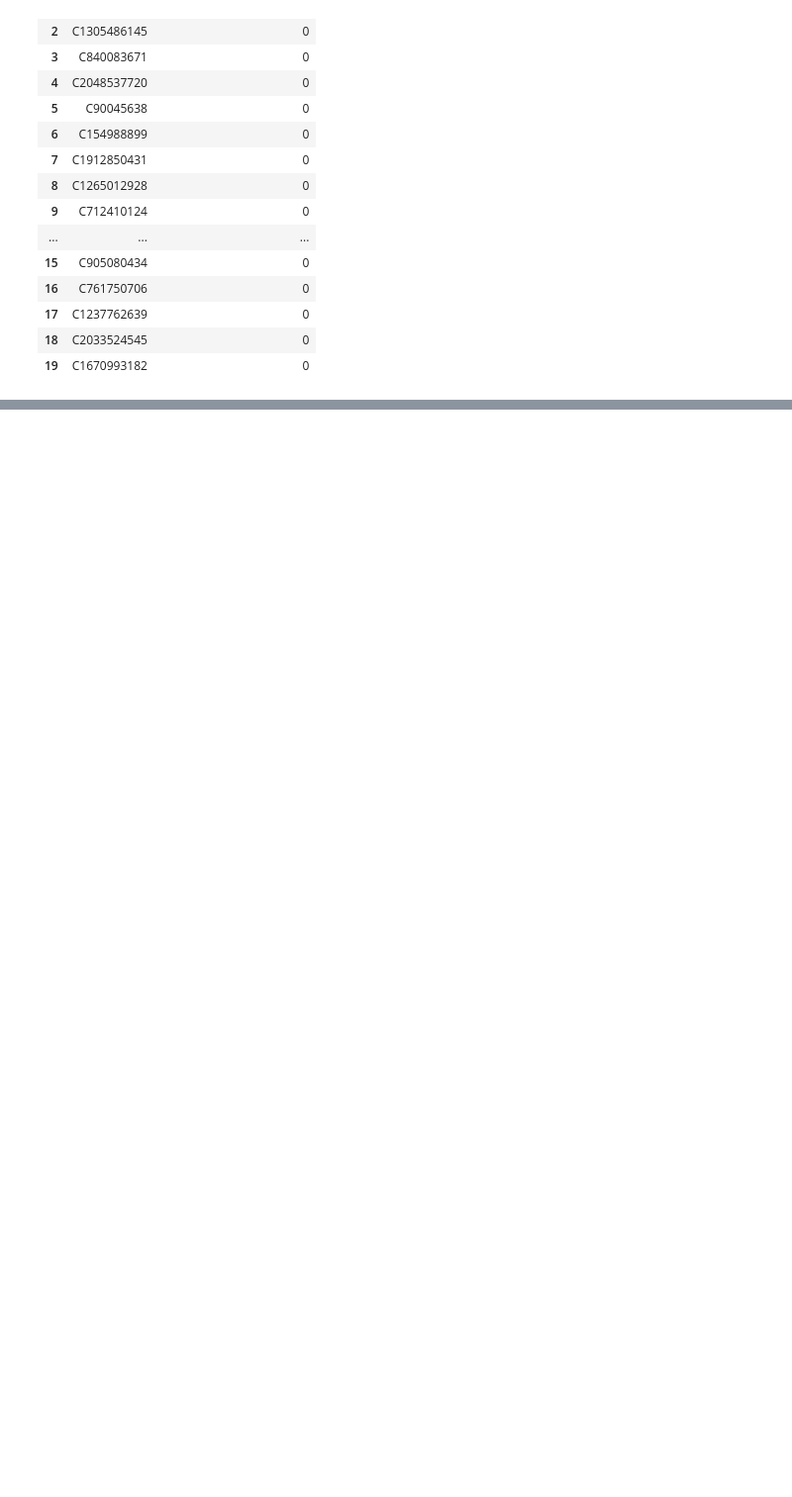
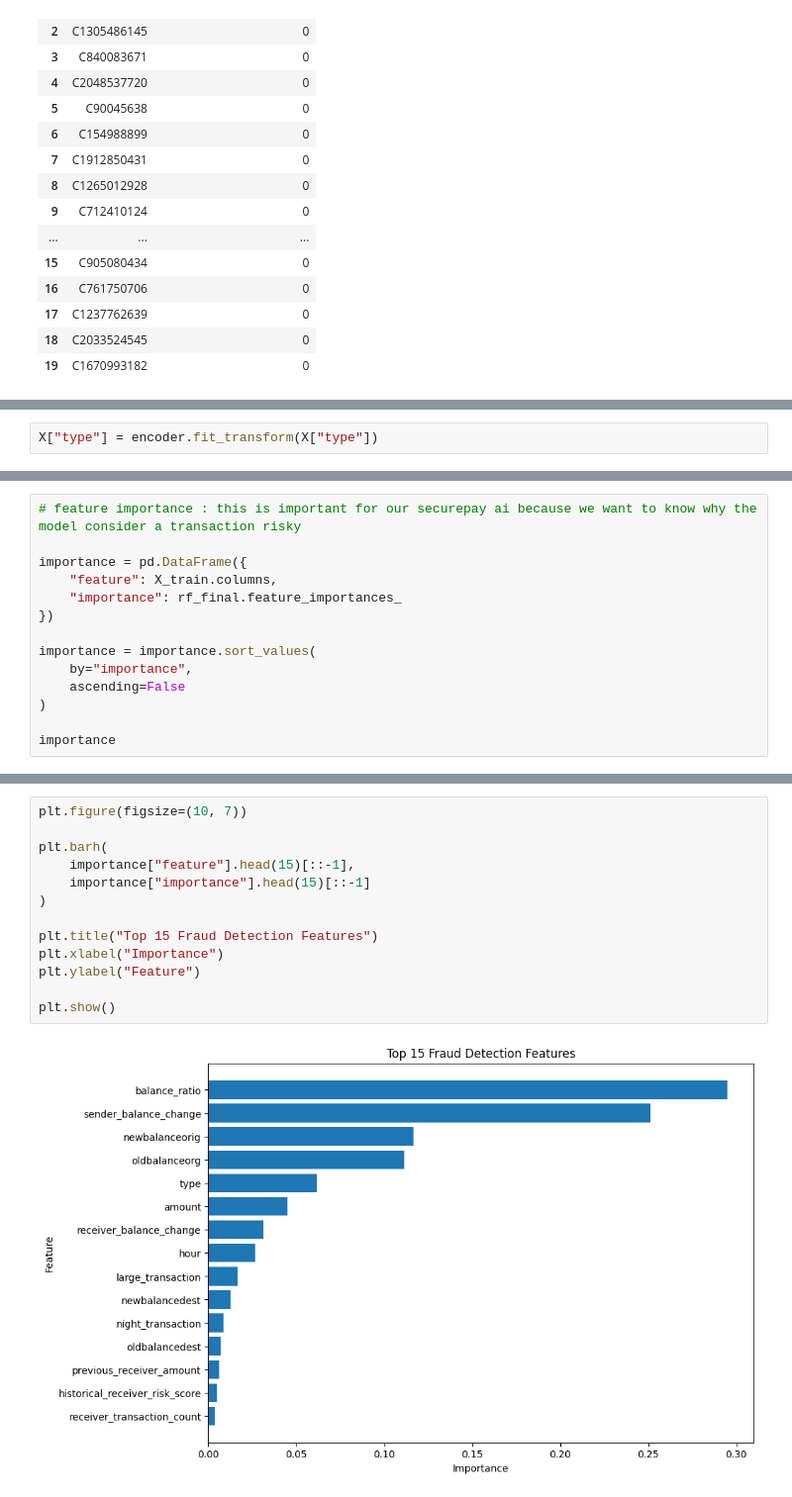
Before and after one commit to Nityanand-Khule-24/SecurePay-AI, a Jupyter notebook: notebooks/06_final_ml_model.ipynb, the cells around one changed output, grey strips where cells are left out. Shown at 99% size. Drawn from its saved outputs; the diff is of its cells as text; blank space fills up the shorter version.

```diff
--- a/notebooks/06_final_ml_model.ipynb
+++ b/notebooks/06_final_ml_model.ipynb
@@ -258,0 +614,2 @@ df[["nameorig","amount","previous_sender_amount"]].head(20)
+# %%
+X["type"] = encoder.fit_transform(X["type"])
@@ -258,0 +856,14 @@ df[["nameorig","amount","previous_sender_amount"]].head(20)
+# %%
+# feature importance : this is important for our securepay ai because we want to know why the model consider a transaction risky
+
+importance = pd.DataFrame({
+    "feature": X_train.columns,
+    "importance": rf_final.feature_importances_
+})
+
+importance = importance.sort_values(
+    by="importance",
+    ascending=False
+)
+
+importance
@@ -258,0 +888,15 @@ df[["nameorig","amount","previous_sender_amount"]].head(20)
+# %%
+plt.figure(figsize=(10, 7))
+
+plt.barh(
+    importance["feature"].head(15)[::-1],
+    importance["importance"].head(15)[::-1]
+)
+
+plt.title("Top 15 Fraud Detection Features")
+plt.xlabel("Importance")
+plt.ylabel("Feature")
+
+plt.show()
+# %% [output]
+[figure, added]
```
Also changed, not shown: parts of 52 cells of this notebook, 1 other file.
